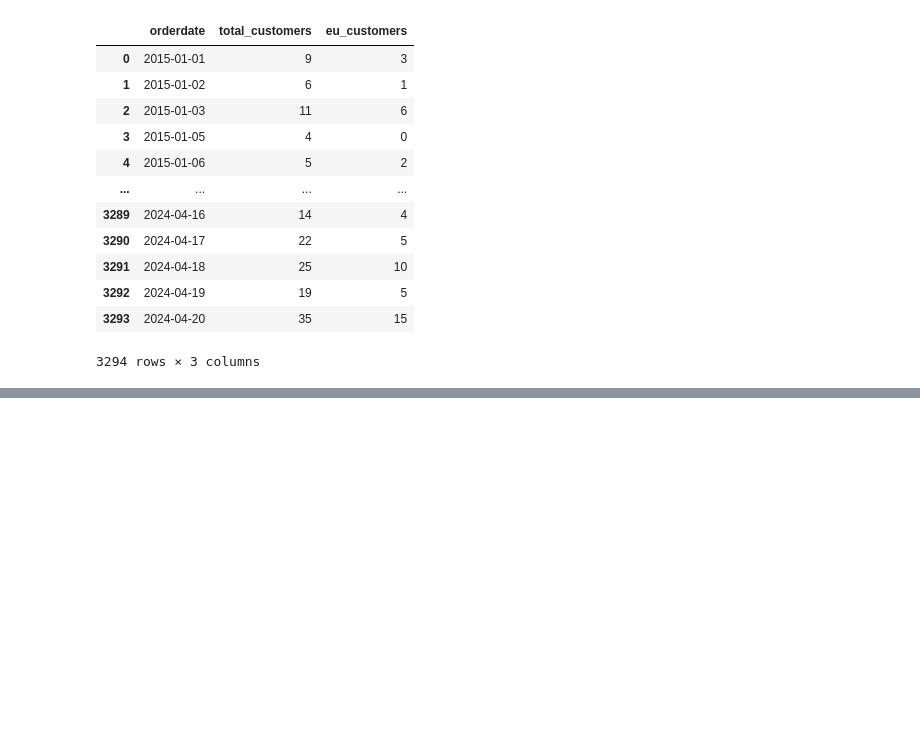
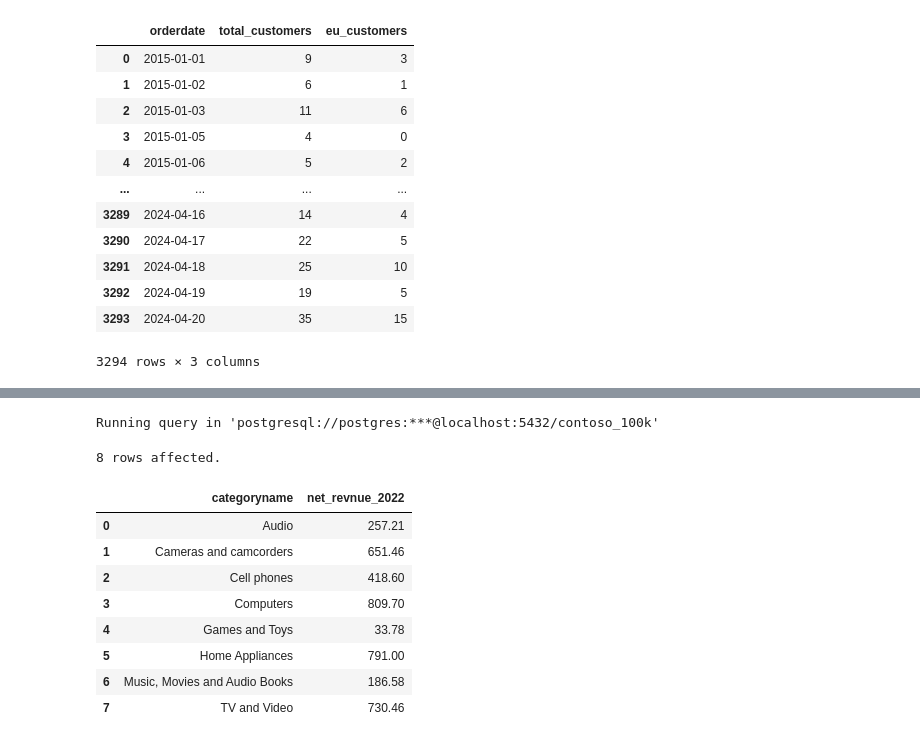
Before and after one commit to ew-alt/Data-anylatics, a Jupyter notebook: Resources/Blank_SQL_Notebook.ipynb, the cells around one changed output, grey strips where cells are left out. Cells and saved outputs as stored; diff of their text form; code cells hidden in the pictures; blank space fills up the shorter version.

```diff
--- a/Resources/Blank_SQL_Notebook.ipynb
+++ b/Resources/Blank_SQL_Notebook.ipynb
@@ -267,0 +294,25 @@ Running query in 'postgresql://postgres:***@localhost:5432/contoso_100k'
+# %%
+%%sql
+
+SELECT
+  p.categoryname,
+  PERCENTILE_CONT(.5) WITHIN GROUP (ORDER BY (CASE WHEN s.orderdate BETWEEN '2022-01-01' AND '2022-12-31' THEN (s.quantity * s.exchangerate * s.netprice) END)) AS net_revnue_2022
+FROM
+  sales s
+LEFT JOIN product p ON s.productkey = p.productkey
+GROUP BY
+  p.categoryname
+ORDER BY
+  p.categoryname
+# %% [output]
+Running query in 'postgresql://postgres:***@localhost:5432/contoso_100k'
+8 rows affected.
+|  | categoryname | net_revnue_2022 |
+| 0 | Audio | 257.21 |
+| 1 | Cameras and camcorders | 651.46 |
+| 2 | Cell phones | 418.60 |
+| 3 | Computers | 809.70 |
+| 4 | Games and Toys | 33.78 |
+| 5 | Home Appliances | 791.00 |
+| 6 | Music, Movies and Audio Books | 186.58 |
+| 7 | TV and Video | 730.46 |
```
Also changed, not shown: parts of 1 cell of this notebook.
